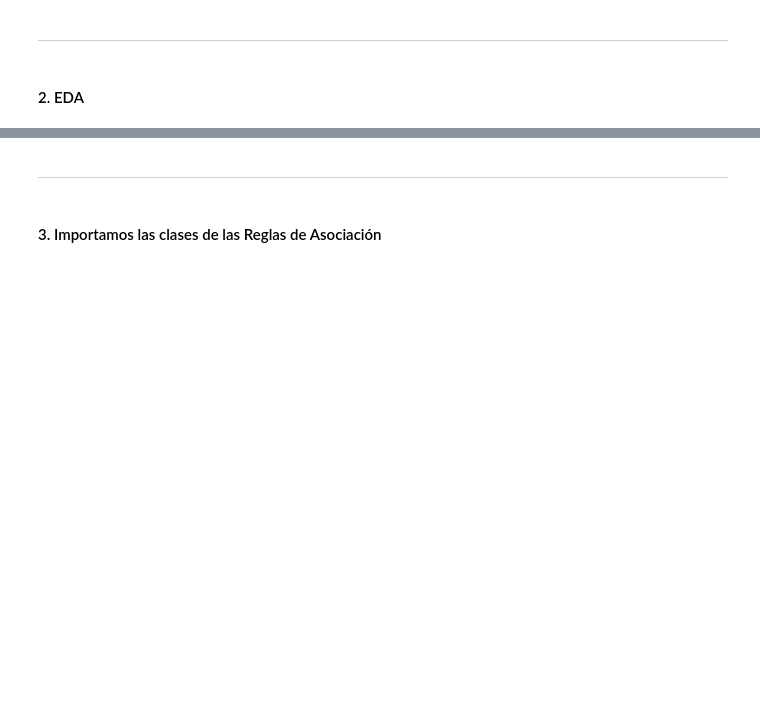
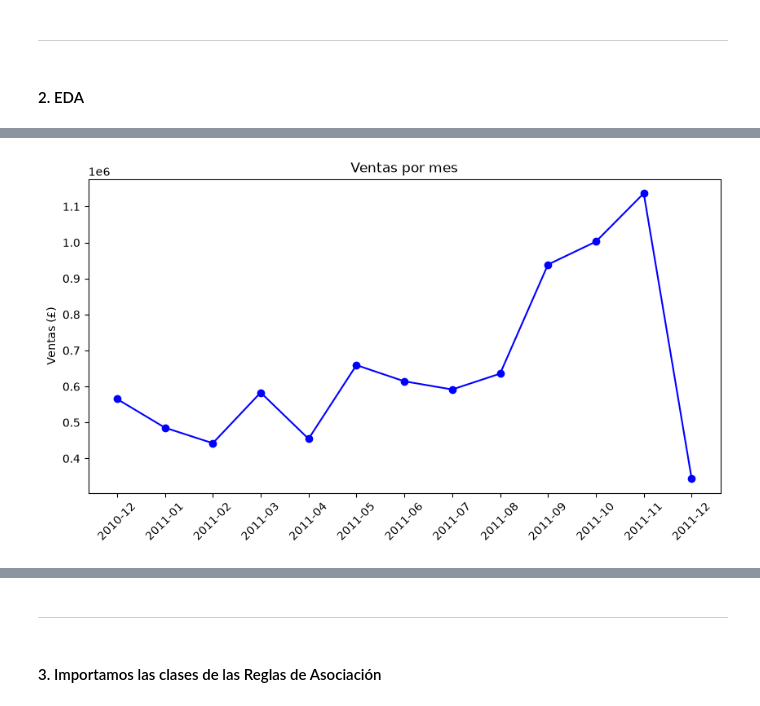
Before and after one commit to SharonOG23/Proyecto_MineriaDeDatosII, a Jupyter notebook: reporte_final/reporte_final.ipynb, the cells around one changed output, grey strips where cells are left out. Cells and saved outputs as stored; diff of their text form; code cells hidden in the pictures; blank space fills up the shorter version.

```diff
--- a/reporte_final/reporte_final.ipynb
+++ b/reporte_final/reporte_final.ipynb
@@ -34,0 +100,6 @@ Para las reglas de asociación se usó una muestra de **2,000 registros**. Se se
+# %%
+# Grafico de ventas por mes
+
+graficos.ventas_por_mes()
+# %% [output]
+[figure, added]
```
Also changed, not shown: parts of 14 cells of this notebook, 1 other file.
